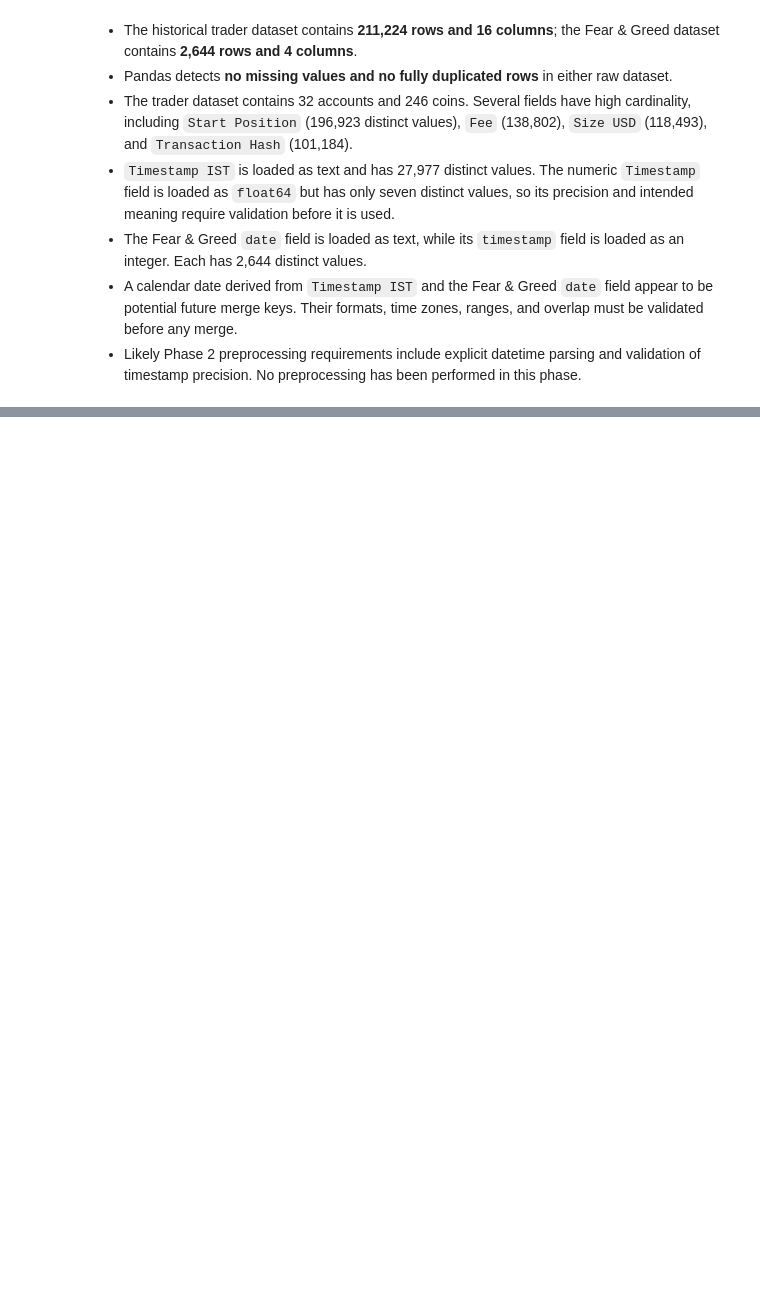
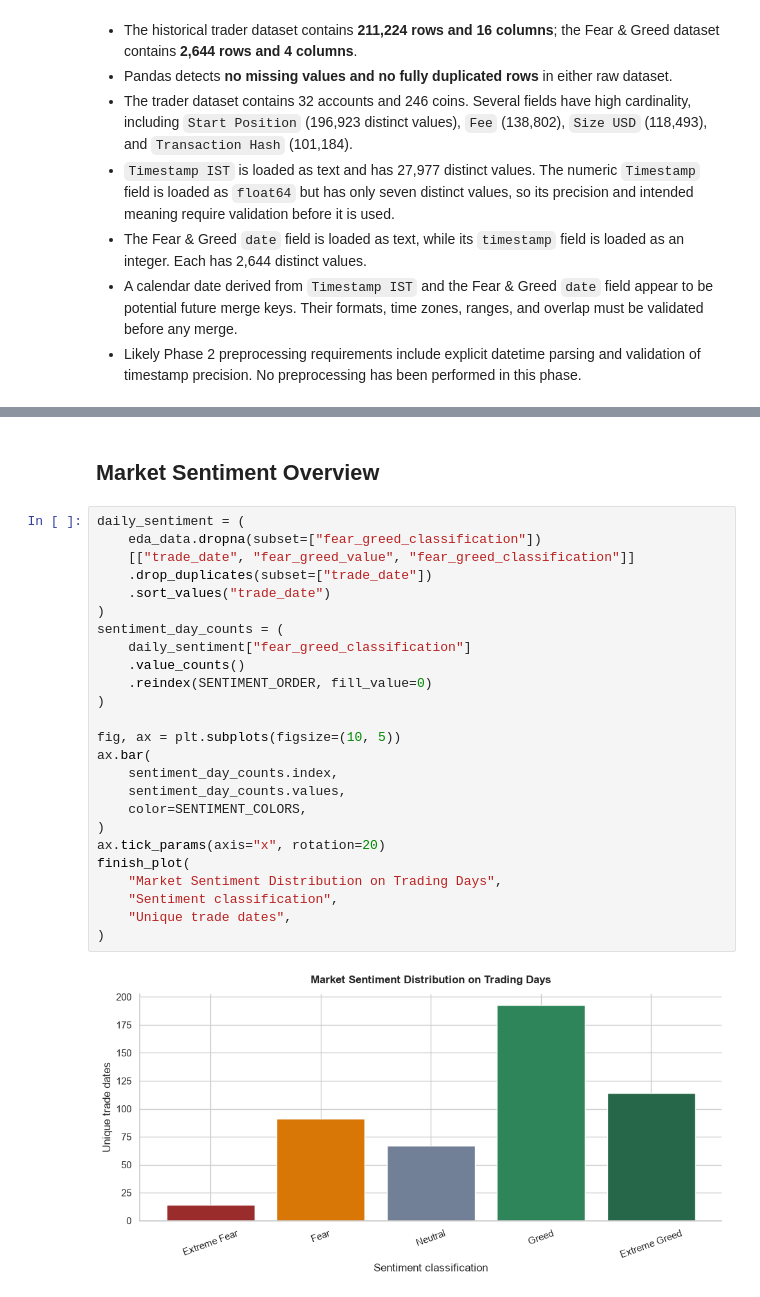
Before and after one commit to bhrigu136/crypto-market-analysis, a Jupyter notebook: notebooks/assignment_analysis.ipynb, the cells around one changed output, grey strips where cells are left out. Saved outputs shown, nothing was run; the diff lists cells and outputs as text; blank space fills up the shorter version.

Commit message:
Refactor project structure and enhance data processing and analysis functionality

```diff
--- a/notebooks/assignment_analysis.ipynb
+++ b/notebooks/assignment_analysis.ipynb
@@ -246,0 +470,29 @@ Last five values: ['2025-04-28', '2025-04-29', '2025-04-30', '2025-05-01', '2025
+# %% [markdown]
+## Market Sentiment Overview
+# %%
+daily_sentiment = (
+    eda_data.dropna(subset=["fear_greed_classification"])
+    [["trade_date", "fear_greed_value", "fear_greed_classification"]]
+    .drop_duplicates(subset=["trade_date"])
+    .sort_values("trade_date")
+)
+sentiment_day_counts = (
+    daily_sentiment["fear_greed_classification"]
+    .value_counts()
+    .reindex(SENTIMENT_ORDER, fill_value=0)
+)
+
+fig, ax = plt.subplots(figsize=(10, 5))
+ax.bar(
+    sentiment_day_counts.index,
+    sentiment_day_counts.values,
+    color=SENTIMENT_COLORS,
+)
+ax.tick_params(axis="x", rotation=20)
+finish_plot(
+    "Market Sentiment Distribution on Trading Days",
+    "Sentiment classification",
+    "Unique trade dates",
+)
+# %% [output]
+[figure, added]
```
Also changed, not shown: parts of 61 cells of this notebook, 15 other files.
